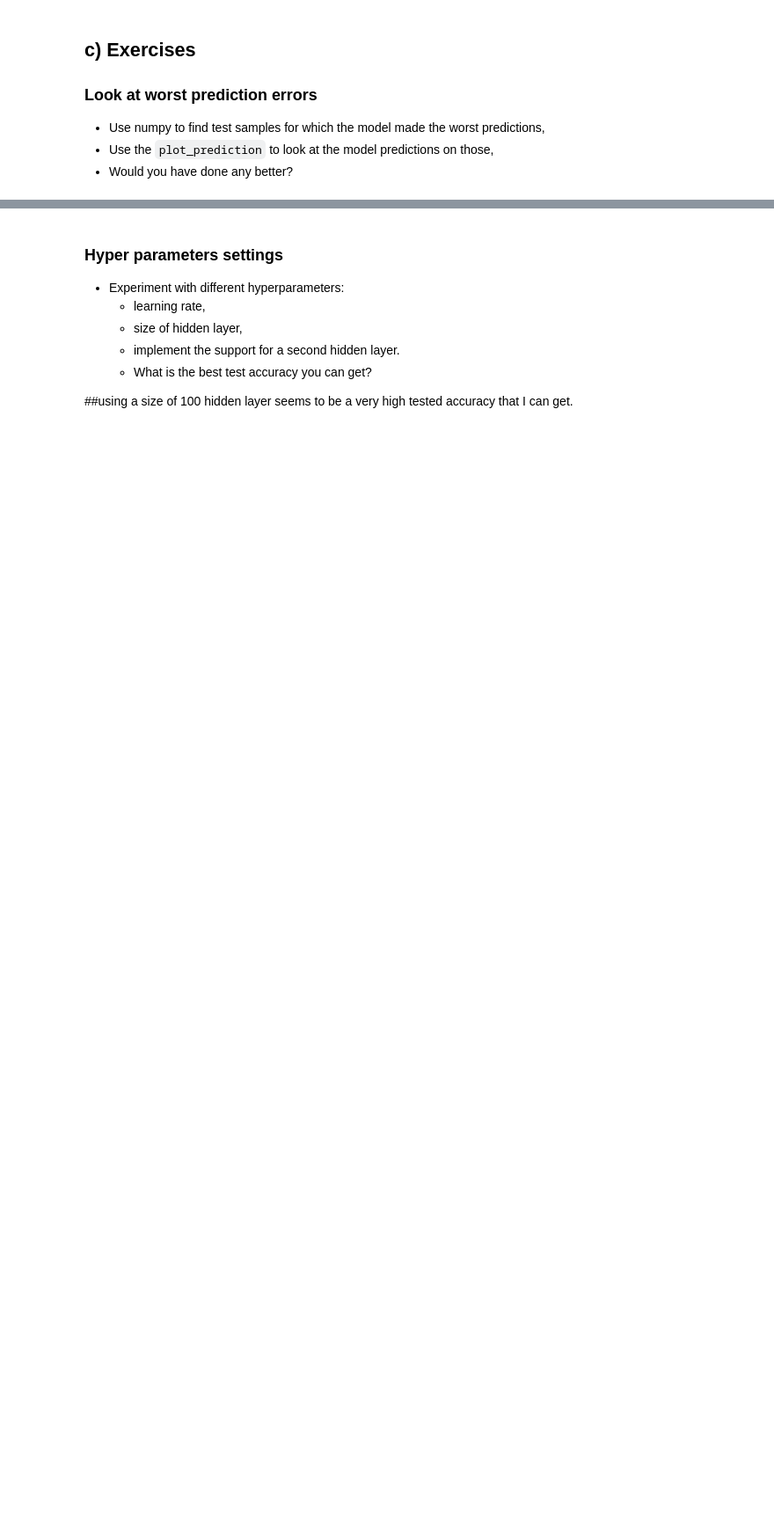
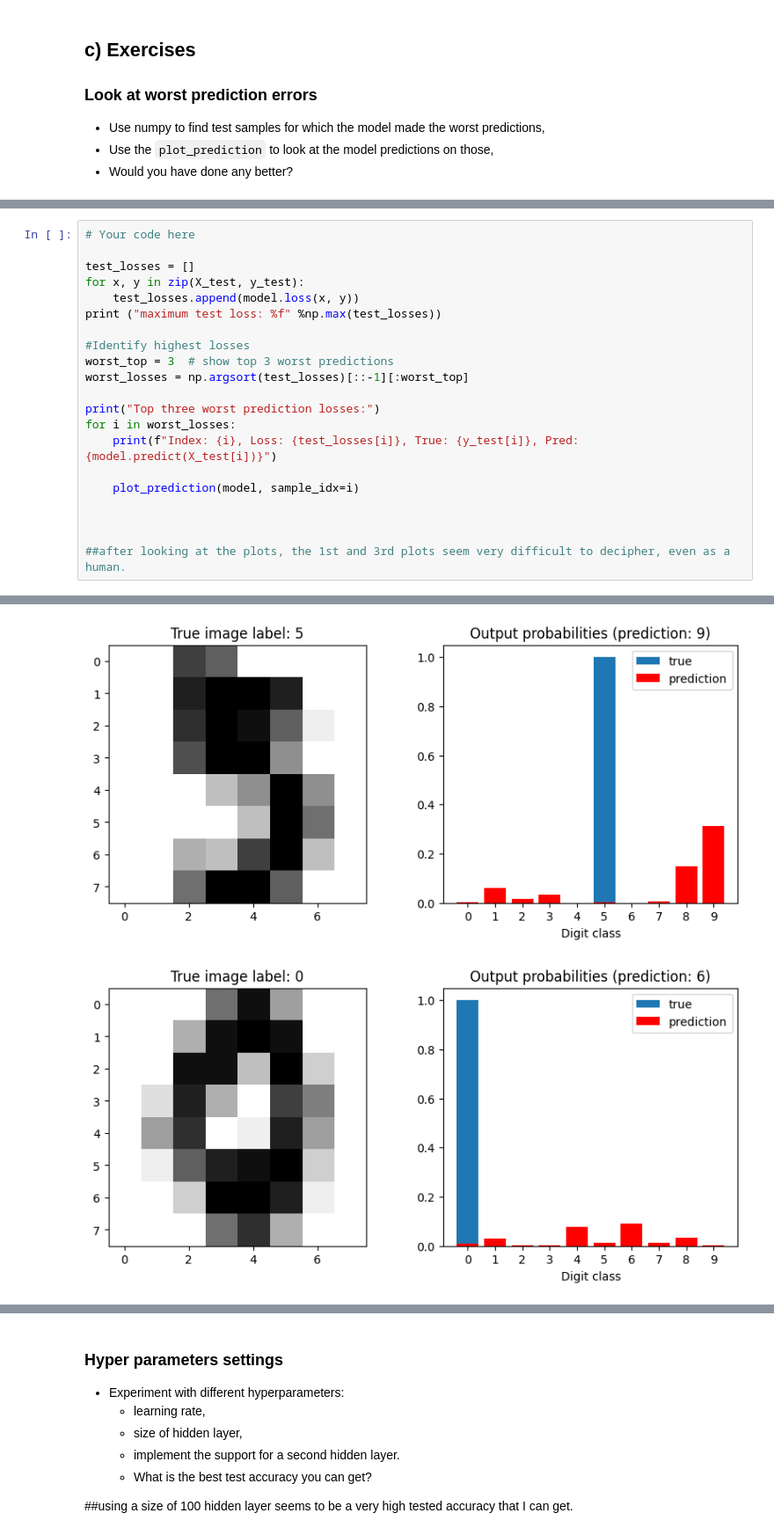
Before and after one commit to a7bagher/deep_learning, a Jupyter notebook: 02_activities/assignments/lab_2 completed.ipynb, the cells around one changed output, grey strips where cells are left out. Shown: that part at 88% size. Drawn from its saved outputs; the diff is of its cells as text; blank space fills up the shorter version.

Commit message:
updated Exercise and plotted the worst prediction errors

```diff
--- a/02_activities/assignments/lab_2 completed.ipynb
+++ b/02_activities/assignments/lab_2 completed.ipynb
@@ -531,0 +523,22 @@ maximum test loss: 6.344014
+# %%
+# Your code here
+
+test_losses = []
+for x, y in zip(X_test, y_test):
+    test_losses.append(model.loss(x, y))
+print ("maximum test loss: %f" %np.max(test_losses))
+
+#Identify highest losses
+worst_top = 3  # show top 3 worst predictions
+worst_losses = np.argsort(test_losses)[::-1][:worst_top]
+
+print("Top three worst prediction losses:")
+for i in worst_losses:
+    print(f"Index: {i}, Loss: {test_losses[i]}, True: {y_test[i]}, Pred: {model.predict(X_test[i])}")
+
+    plot_prediction(model, sample_idx=i)
+
+
+
+##after looking at the plots, the 1st and 3rd plots seem very difficult to decipher, even as a human.
+# %% [output]
@@ -531,0 +550,2 @@ maximum test loss: 6.344014
+[figure, added]
+[figure, added]
```
Also changed, not shown: parts of 11 cells of this notebook.
